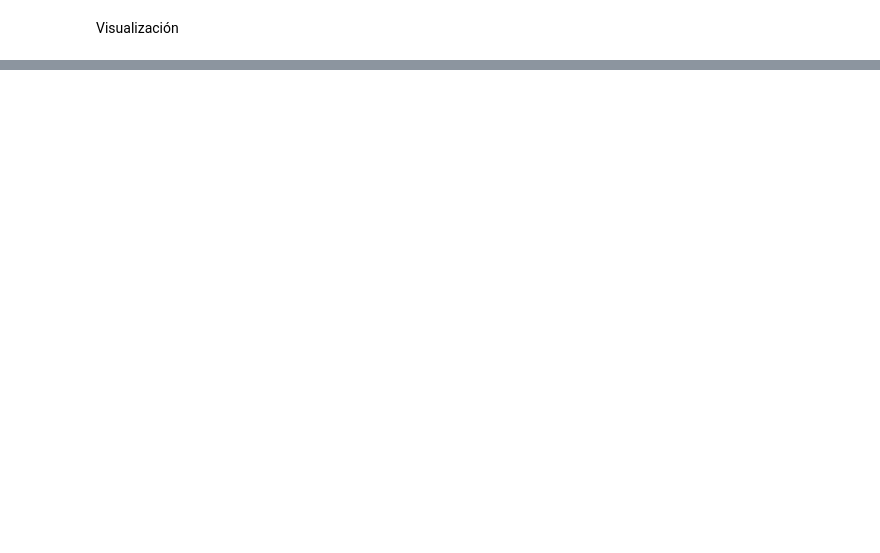
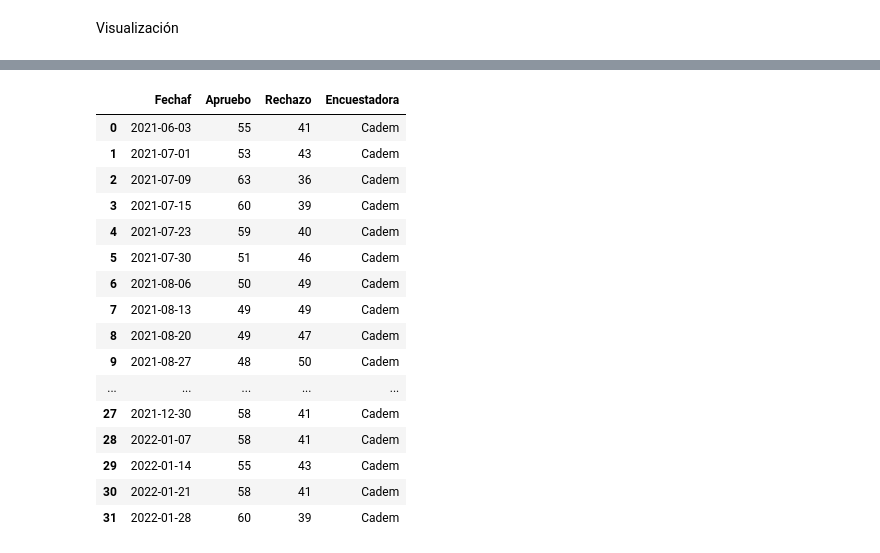
Before and after one commit to aquinteros/cc_sentiment_analysis, a Jupyter notebook: SA_vaderSentiment.ipynb, the cells around one changed output, grey strips where cells are left out. Drawn from its saved outputs; the diff is of its cells as text; code cells hidden in the pictures; blank space fills up the shorter version.

```diff
--- a/SA_vaderSentiment.ipynb
+++ b/SA_vaderSentiment.ipynb
@@ -120,0 +361,69 @@ Visualización
+# %%
+# mas datos de encuestas
+nuevos_datos_cadem = {
+0: {'Fechaf': '03-jun-2021', 'Apruebo': 55, 'Rechazo': 41, 'Encuestadora': 'Cadem'},
+1: {'Fechaf': '01-jul-2021', 'Apruebo': 53, 'Rechazo': 43, 'Encuestadora': 'Cadem'},
+2: {'Fechaf': '09-jul-2021', 'Apruebo': 63, 'Rechazo': 36, 'Encuestadora': 'Cadem'},
+3: {'Fechaf': '15-jul-2021', 'Apruebo': 60, 'Rechazo': 39, 'Encuestadora': 'Cadem'},
+4: {'Fechaf': '23-jul-2021', 'Apruebo': 59, 'Rechazo': 40, 'Encuestadora': 'Cadem'},
+5: {'Fechaf': '30-jul-2021', 'Apruebo': 51, 'Rechazo': 46, 'Encuestadora': 'Cadem'},
+6: {'Fechaf': '06-ago-2021', 'Apruebo': 50, 'Rechazo': 49, 'Encuestadora': 'Cadem'},
+7: {'Fechaf': '13-ago-2021', 'Apruebo': 49, 'Rechazo': 49, 'Encuestadora': 'Cadem'},
+8: {'Fechaf': '20-ago-2021', 'Apruebo': 49, 'Rechazo': 47, 'Encuestadora': 'Cadem'},
+9: {'Fechaf': '27-ago-2021', 'Apruebo': 48, 'Rechazo': 50, 'Encuestadora': 'Cadem'},
+10: {'Fechaf': '03-sep-2021', 'Apruebo': 49, 'Rechazo': 50, 'Encuestadora': 'Cadem'},
+11: {'Fechaf': '10-sep-2021', 'Apruebo': 43, 'Rechazo': 54, 'Encuestadora': 'Cadem'},
+12: {'Fechaf': '16-sep-2021', 'Apruebo': 46, 'Rechazo': 52, 'Encuestadora': 'Cadem'},
+13: {'Fechaf': '24-sep-2021', 'Apruebo': 42, 'Rechazo': 56, 'Encuestadora': 'Cadem'},
+14: {'Fechaf': '01-oct-2021', 'Apruebo': 45, 'Rechazo': 53, 'Encuestadora': 'Cadem'},
+15: {'Fechaf': '08-oct-2021', 'Apruebo': 47, 'Rechazo': 52, 'Encuestadora': 'Cadem'},
+16: {'Fechaf': '14-oct-2021', 'Apruebo': 42, 'Rechazo': 55, 'Encuestadora': 'Cadem'},
+17: {'Fechaf': '22-oct-2021', 'Apruebo': 49, 'Rechazo': 50, 'Encuestadora': 'Cadem'},
+18: {'Fechaf': '29-oct-2021', 'Apruebo': 47, 'Rechazo': 52, 'Encuestadora': 'Cadem'},
+19: {'Fechaf': '04-nov-2021', 'Apruebo': 50, 'Rechazo': 49, 'Encuestadora': 'Cadem'},
+20: {'Fechaf': '12-nov-2021', 'Apruebo': 44, 'Rechazo': 55, 'Encuestadora': 'Cadem'},
+21: {'Fechaf': '19-nov-2021', 'Apruebo': 51, 'Rechazo': 49, 'Encuestadora': 'Cadem'},
+22: {'Fechaf': '26-nov-2021', 'Apruebo': 51, 'Rechazo': 48, 'Encuestadora': 'Cadem'},
+23: {'Fechaf': '02-dic-2021', 'Apruebo': 49, 'Rechazo': 50, 'Encuestadora': 'Cadem'},
+24: {'Fechaf': '10-dic-2021', 'Apruebo': 50, 'Rechazo': 48, 'Encuestadora': 'Cadem'},
+25: {'Fechaf': '16-dic-2021', 'Apruebo': 52, 'Rechazo': 46, 'Encuestadora': 'Cadem'},
+26: {'Fechaf': '22-dic-2021', 'Apruebo': 57, 'Rechazo': 41, 'Encuestadora': 'Cadem'},
+27: {'Fechaf': '30-dic-2021', 'Apruebo': 58, 'Rechazo': 41, 'Encuestadora': 'Cadem'},
+28: {'Fechaf': '07-ene-2022', 'Apruebo': 58, 'Rechazo': 41, 'Encuestadora': 'Cadem'},
+29: {'Fechaf': '14-ene-2022', 'Apruebo': 55, 'Rechazo': 43, 'Encuestadora': 'Cadem'},
+30: {'Fechaf': '21-ene-2022', 'Apruebo': 58, 'Rechazo': 41, 'Encuestadora': 'Cadem'},
+31: {'Fechaf': '28-ene-2022', 'Apruebo': 60, 'Rechazo': 39, 'Encuestadora': 'Cadem'},
+}
+
+nuevos_datos_cadem = pd.DataFrame.from_dict(nuevos_datos_cadem, orient='index')
+
+def corregir_fechas(df, col):
+	for i, fecha in enumerate(df[col]):
+		try:
+			df.loc[i, col] = fecha.replace('ene', 'Jan').replace('feb', 'Feb').replace('mar', 'Mar').replace('abr', 'Apr').replace('may', 'May').replace('jun', 'Jun').replace('jul', 'Jul').replace('ago', 'Aug').replace('sep', 'Sep').replace('oct', 'Oct').replace('nov', 'Nov').replace('dic', 'Dec')
+		except:
+			pass
+
+corregir_fechas(nuevos_datos_cadem, 'Fechaf')
+
+nuevos_datos_cadem['Fechaf'] = pd.to_datetime(nuevos_datos_cadem['Fechaf'], format='%d-%b-%Y')
+
+nuevos_datos_cadem
+# %% [output]
+|  | Fechaf | Apruebo | Rechazo | Encuestadora |
+| 0 | 2021-06-03 | 55 | 41 | Cadem |
+| 1 | 2021-07-01 | 53 | 43 | Cadem |
+| 2 | 2021-07-09 | 63 | 36 | Cadem |
+| 3 | 2021-07-15 | 60 | 39 | Cadem |
+| 4 | 2021-07-23 | 59 | 40 | Cadem |
+| 5 | 2021-07-30 | 51 | 46 | Cadem |
+| 6 | 2021-08-06 | 50 | 49 | Cadem |
+| 7 | 2021-08-13 | 49 | 49 | Cadem |
+| 8 | 2021-08-20 | 49 | 47 | Cadem |
+| 9 | 2021-08-27 | 48 | 50 | Cadem |
+| ... | ... | ... | ... | ... |
+| 27 | 2021-12-30 | 58 | 41 | Cadem |
+| 28 | 2022-01-07 | 58 | 41 | Cadem |
+| 29 | 2022-01-14 | 55 | 43 | Cadem |
+| 30 | 2022-01-21 | 58 | 41 | Cadem |
+| 31 | 2022-01-28 | 60 | 39 | Cadem |
```
Also changed, not shown: parts of 14 cells of this notebook, 2 other files.
